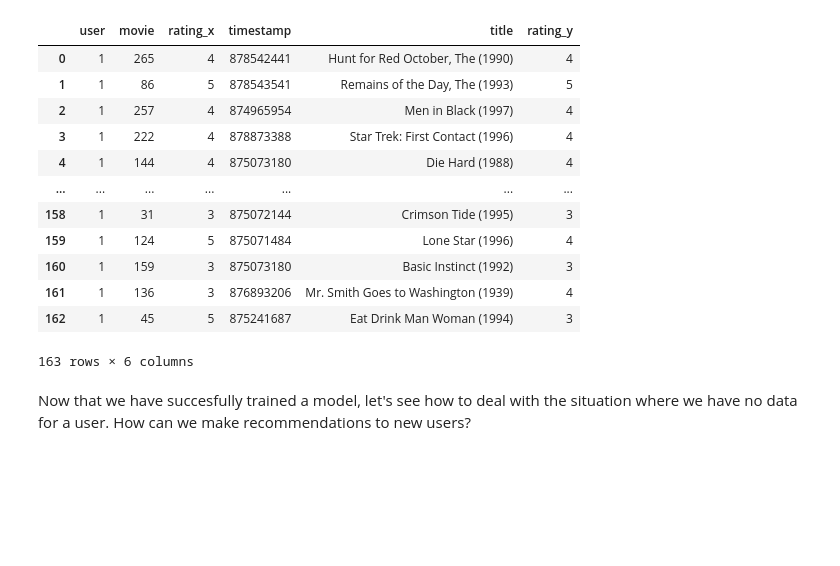
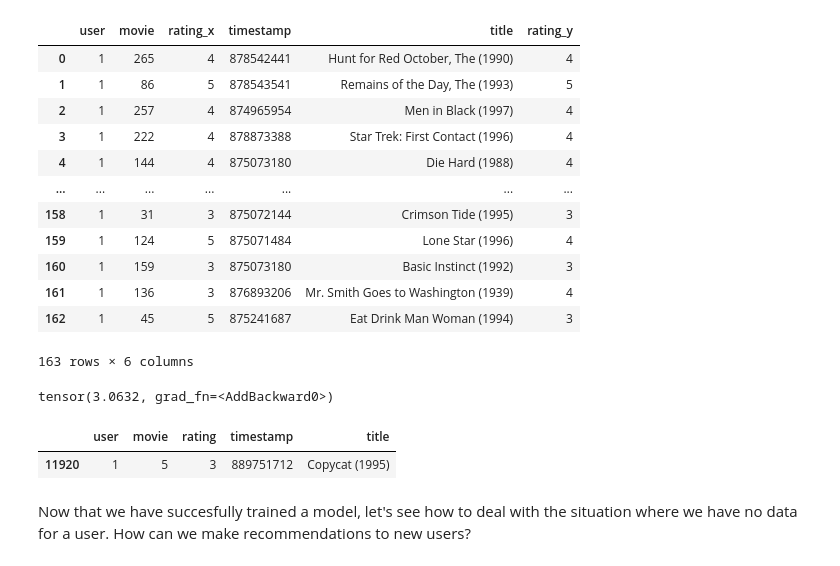
Before and after one commit to afortuny/DeepLearningFastAI, a Jupyter notebook: 09_Collaborative Filtering .ipynb, the cells around one changed output. Drawn from its saved outputs; the diff is of its cells as text; code cells hidden in the pictures; blank space fills up the shorter version.

Commit message:
add a function to predict movie ratings

```diff
--- a/09_Collaborative Filtering .ipynb
+++ b/09_Collaborative Filtering .ipynb
@@ -609,6 +609,23 @@ df
 | 161 | 1 | 136 | 3 | 876893206 | Mr. Smith Goes to Washington (1939) | 4 |
 | 162 | 1 | 45 | 5 | 875241687 | Eat Drink Man Woman (1994) | 3 |
 163 rows × 6 columns
+# %%
+# next I will predict the rating for user 1 on a random film
+movie_factors = learn.model.i_weight.weight + learn.model.i_bias.weight
+user_factors = learn.model.u_weight.weight + learn.model.u_bias.weight
+
+def predict(user_factor,movie_factor):
+        res = (user_factor*movie_factor).sum()
+        return sigmoid_range(res, 0,5.5)
+
+predict(user_factors[1],movie_factors[5])
+# %% [output]
+tensor(3.0632, grad_fn=<AddBackward0>)
+# %%
+ratings[(ratings['user'] == 1) & (ratings['movie'] == 5)]
+# %% [output]
+|  | user | movie | rating | timestamp | title |
+| 11920 | 1 | 5 | 3 | 889751712 | Copycat (1995) |
 # %% [markdown]
 Now that we have succesfully trained a model, let's see how to deal with the situation where we have no data for a user. How can we make recommendations to new users?
 # %% [markdown]
```
